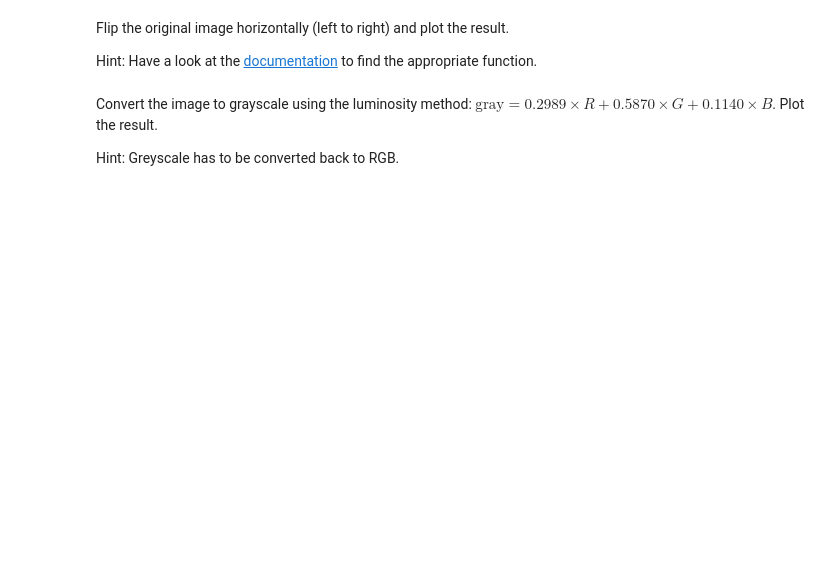
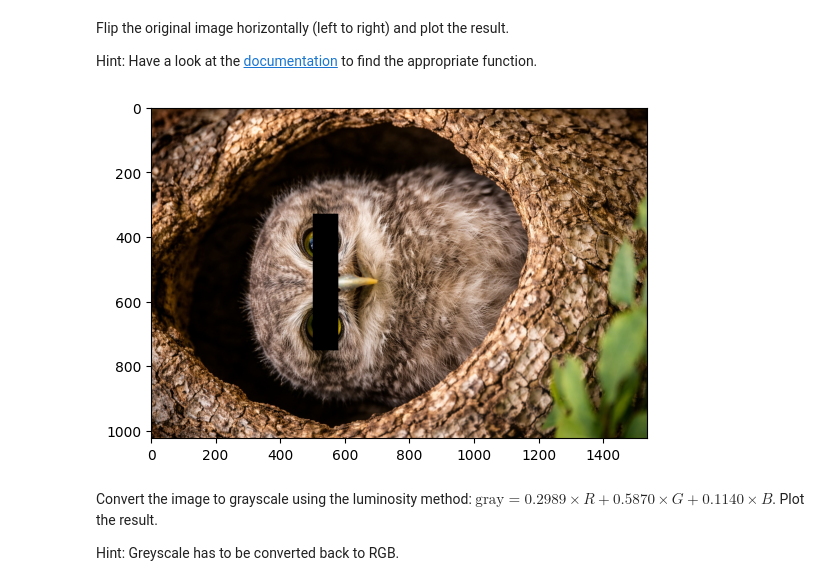
Before and after one commit to isaacambrogetti/advPython_class, a Jupyter notebook: assignments/Assignment03.ipynb, the cells around one changed output. Drawn from its saved outputs; the diff is of its cells as text; code cells hidden in the pictures; blank space fills up the shorter version.

```diff
--- a/assignments/Assignment03.ipynb
+++ b/assignments/Assignment03.ipynb
@@ -128,7 +166,9 @@ Flip the original image horizontally (left to right) and plot the result.
 
 Hint: Have a look at the [documentation](https://numpy.org/doc/stable/reference/routines.array-manipulation.html) to find the appropriate function.
 # %%
-# TODO
+plot_image(np.transpose(image_data_anonymized, (1, 0, 2)))
+# %% [output]
+[figure, added]
 # %% [markdown]
 Convert the image to grayscale using the luminosity method: $\text{gray} = 0.2989 \times R + 0.5870 \times G + 0.1140 \times B$. Plot the result.
 
```
Also changed, not shown: parts of 11 cells of this notebook.
